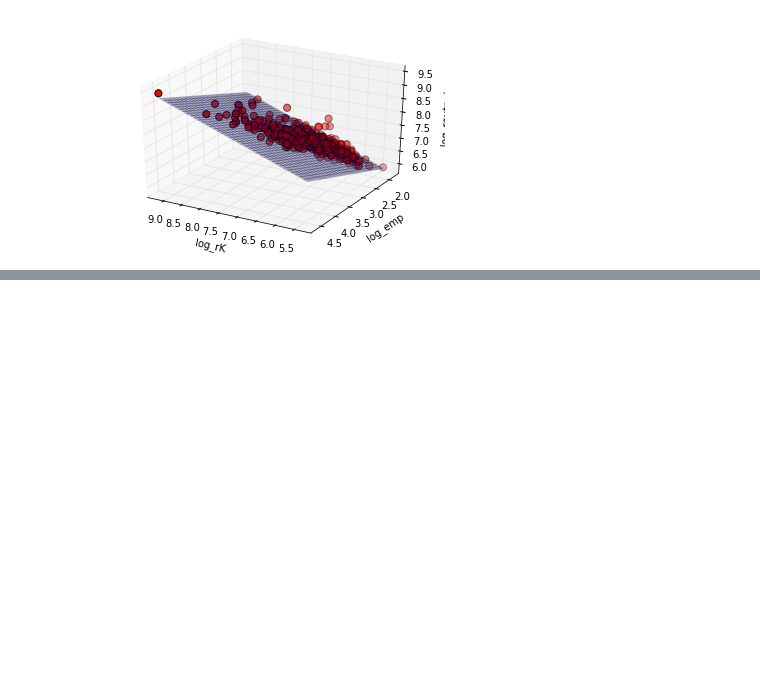
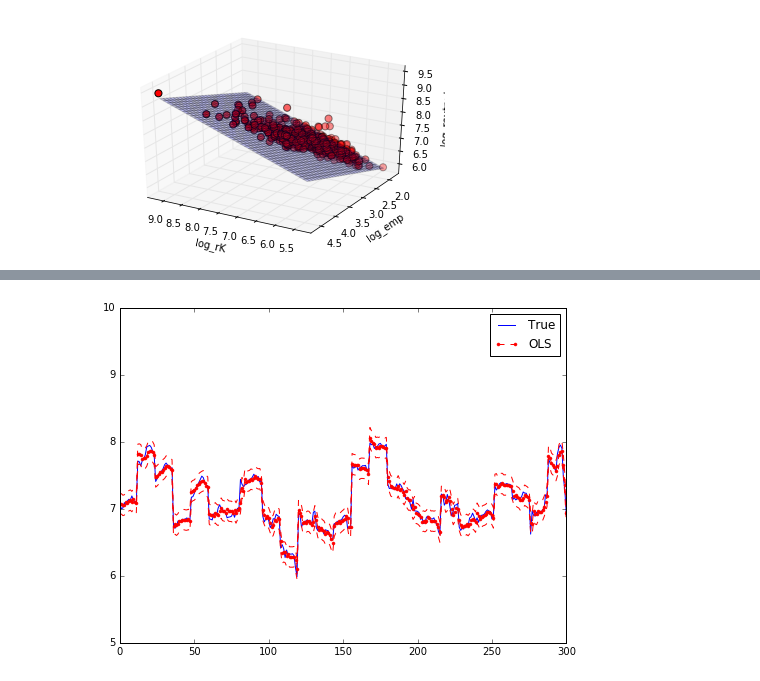
Before and after one commit to matuteiglesias/Econometrics_in_Python, a Jupyter notebook: Econometrics_exam.ipynb, the cells around one changed output, grey strips where cells are left out. Cells and saved outputs as stored; diff of their text form; code cells hidden in the pictures; blank space fills up the shorter version.

```diff
--- a/Econometrics_exam.ipynb
+++ b/Econometrics_exam.ipynb
@@ -233,0 +296,32 @@ print H
+# %%
+"""
+LAGGED T-1
+"""
+
+#Add dummies for year and id
+df = initialize_data()
+df_lag = add_dummy(df,df['year'])
+df_lag = add_dummy(df,df['id'])
+
+#Add lagged
+df_lag["log_routput_lag1"] = df_lag["log_routput"].shift()
+df_lag = df_lag[df_lag['year'] != 1990] #Remove first entries
+
+
+results_ols = OLS(df_lag[df_lag.columns.difference(['id','year','rK','routput','emp','sector','indu','log_routput'])], df_lag['log_routput'])
+
+#Plot
+prstd, iv_l, iv_u = wls_prediction_std(results_ols)
+
+fig, ax = plt.subplots(figsize=(8,6))
+
+x = range(len(df_lag))
+ax.plot(x, df_lag['log_routput'], 'b-', label="True")
+ax.plot(x, results_ols.fittedvalues, 'r--.', label="OLS")
+ax.plot(x, iv_u, 'r--')
+ax.plot(x, iv_l, 'r--')
+ax.legend(loc='best')
+plt.xlim((0,300))
+plt.show()
+# %% [output]
+[figure, added]
```
Also changed, not shown: parts of 9 cells of this notebook.
